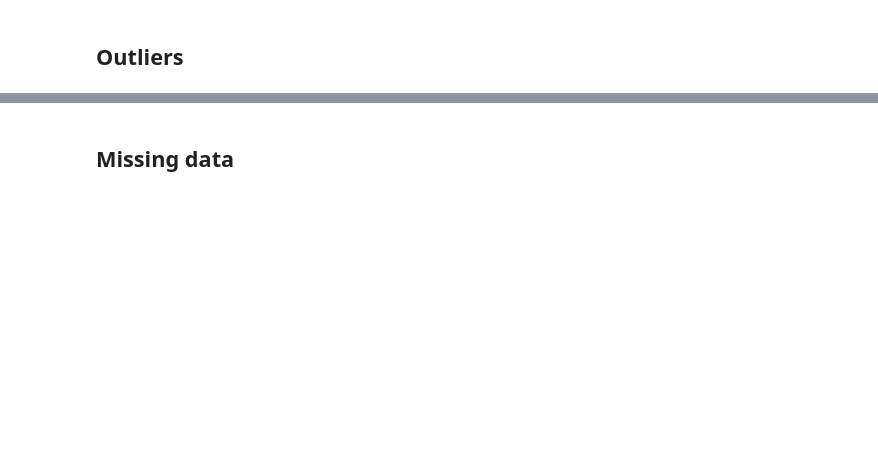
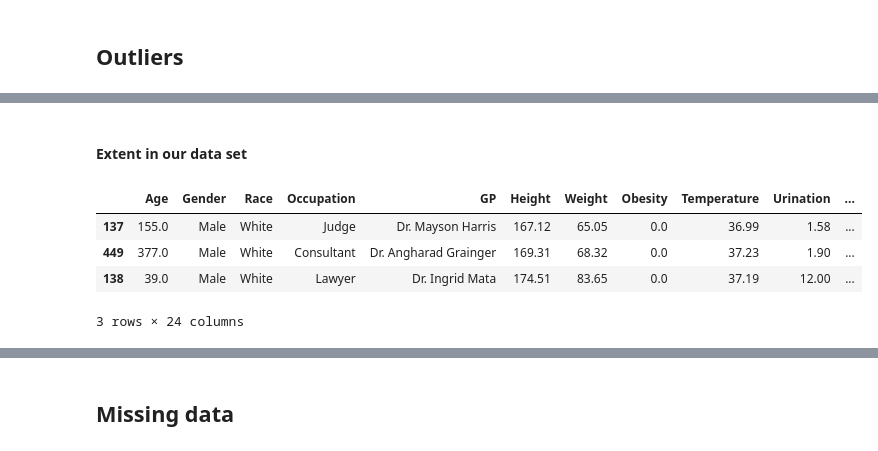
Before and after one commit to Even-tr/IN-STK5000-9000-Project-1, a Jupyter notebook: NotebookV2.ipynb, the cells around one changed output, grey strips where cells are left out. Drawn from its saved outputs; the diff is of its cells as text; code cells hidden in the pictures; blank space fills up the shorter version.

```diff
--- a/NotebookV2.ipynb
+++ b/NotebookV2.ipynb
@@ -143,0 +212,13 @@ Z-score: -23.81426515759138 126.18728103060725
+# %% [markdown]
+#### Extent in our data set
+# %%
+pd.concat(
+    [outliers_min_max(train, 'Age', train_outlier_bounds.loc['Age', 'Lower'], train_outlier_bounds.loc['Age', 'Upper']),
+    outliers_min_max(train, 'Urination', train_outlier_bounds.loc['Urination', 'Lower'], train_outlier_bounds.loc['Urination', 'Upper'])]
+)
+# %% [output]
+|  | Age | Gender | Race | Occupation | GP | Height | Weight | Obesity | Temperature | Urination | ... |
+| 137 | 155.0 | Male | White | Judge | Dr. Mayson Harris | 167.12 | 65.05 | 0.0 | 36.99 | 1.58 | ... |
+| 449 | 377.0 | Male | White | Consultant | Dr. Angharad Grainger | 169.31 | 68.32 | 0.0 | 37.23 | 1.90 | ... |
+| 138 | 39.0 | Male | White | Lawyer | Dr. Ingrid Mata | 174.51 | 83.65 | 0.0 | 37.19 | 12.00 | ... |
+3 rows × 24 columns
```
Also changed, not shown: parts of 60 cells of this notebook.
